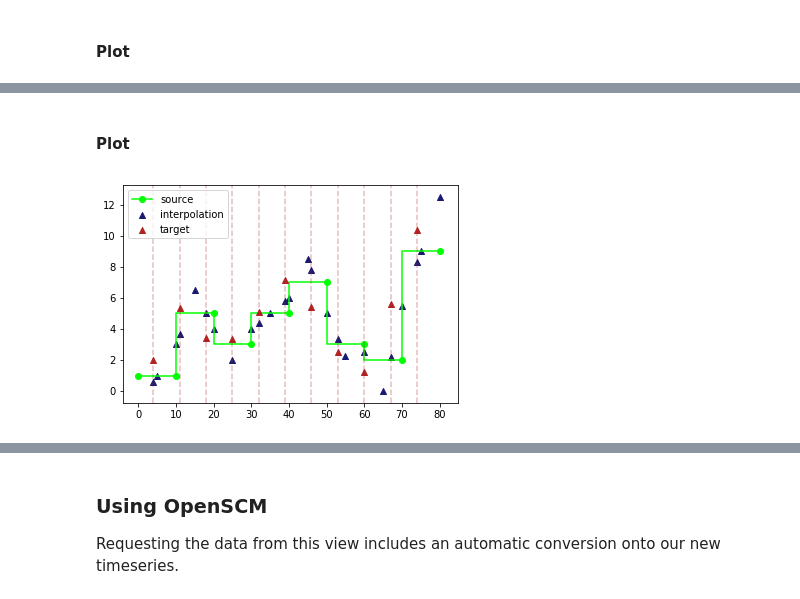
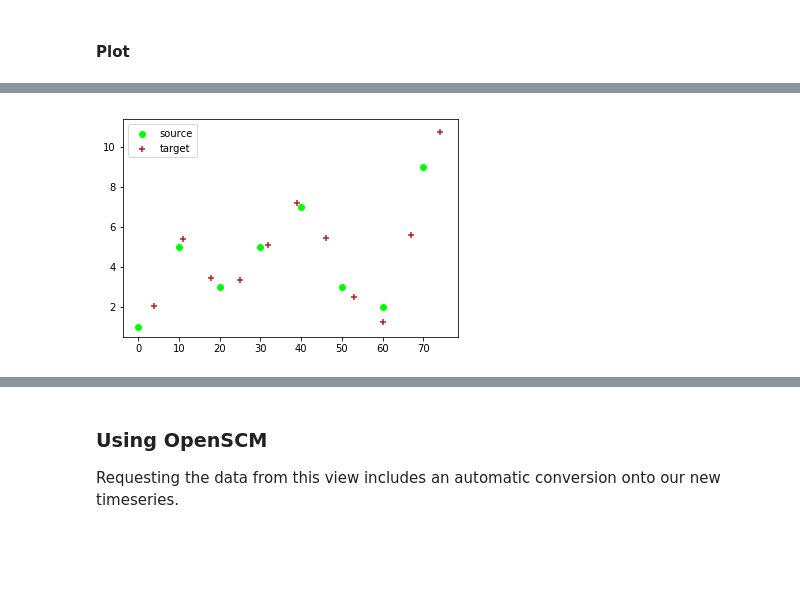
Before and after one commit to openscm/openscm, a Jupyter notebook: notebooks/timeseries.ipynb, the cells around one changed output, grey strips where cells are left out. Saved outputs shown, nothing was run; the diff lists cells and outputs as text; code cells hidden in the pictures; blank space fills up the shorter version.

```diff
--- a/notebooks/timeseries.ipynb
+++ b/notebooks/timeseries.ipynb
@@ -61,12 +61,13 @@ To start with, we set our source data.
 If your data is periodic, all we need to do to specify our timeseries is to provide the start time and period length of the time axis.
 # %%
 source_values = np.array([1, 5, 3, 5, 7, 3, 2, 9])
+source_period_length = 10
 source_view = paras.get_writable_timeseries_view(
     ("Emissions", "CO2"),
     ("World",),
     "GtC / yr",
     start_time=0,
-    period_length=10,
+    period_length=source_period_length,
 )
 source_view.set_series(source_values)
 # %% [markdown]
@@ -97,12 +98,13 @@ ax.legend(frameon=False);
 
 Next we set our target, using one of OpenSCM's `ParameterView`'s.
 # %%
+target_period_length = 7
 target_view = paras.get_timeseries_view(
     ("Emissions", "CO2"),
     ("World",),
     "GtC / yr",
     start_time=4,
-    period_length=7,
+    period_length=target_period_length,
 )
 target_times = target_view._timeseries_converter._target.get_points(
     len(target_view.get_series())
@@ -154,0 +153,9 @@ interpolation_values = np.interp(
+# %%
+target_times = target_view._timeseries_converter._target.get_points(
+    len(target_view.get_series())
+)
+interval_times = np.concatenate([target_times, [target_times[-1] + target_period_length]])
+interval_averages = timeseries._calc_interval_averages_from_func(
+    continuous,
+    interval_times
+)
@@ -211,37 +203,19 @@ ax.legend();
-# %%
-interval_averages = timeframes._calc_interval_averages(
-    interpolation,
-    interpolation_values
-)
-# %% [markdown]
-#### Plot
 # %%
 ax = plt.figure().add_subplot(111)
-plot_timeframe(
-    ax,
-    source_view.get_series(),
-    source_view._timeframe_converter._source,
+ax.scatter(
+    source_times,
+    source_values,
     label="source",
     marker=MARKER_1,
     color=COLOUR_1,
 )
 ax.scatter(
-    interpolation.points,
-    interpolation_values,
-    label="interpolation",
-    marker=MARKER_2,
-    color=COLOUR_2
-)
-ax.scatter(
     target_times,
     interval_averages,
     color=COLOUR_3,
-    marker=MARKER_2,
-    zorder=10,
+    marker=MARKER_3,
     label="target"
 )
-for x in interpolation.points[interpolation.target_indices]:
-    ax.axvline(x=x, color=COLOUR_3, alpha=0.3, ls="--")
 ax.legend();
 # %% [output]
-[figure, old version]
+[figure, new version]
```
Also changed, not shown: parts of 11 cells of this notebook, 1 other file.
